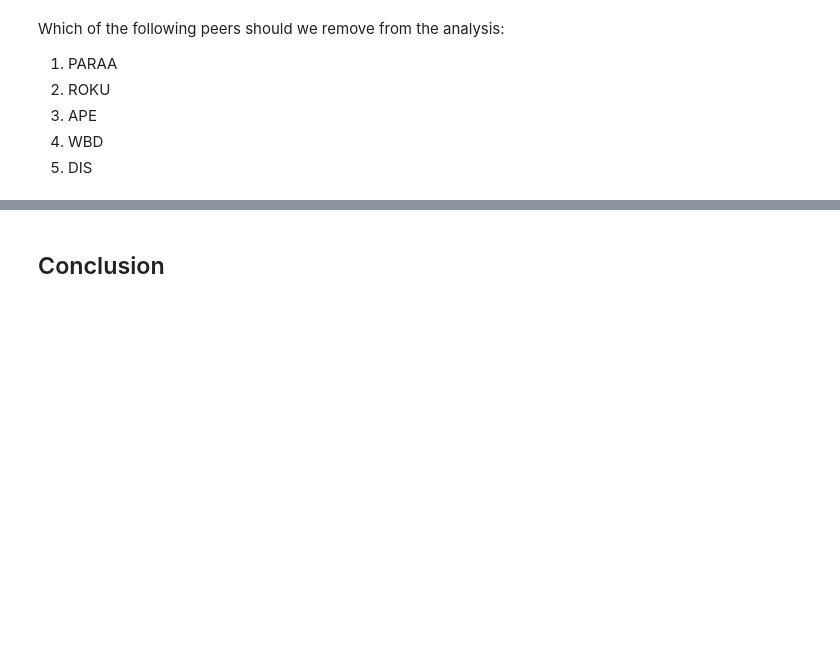
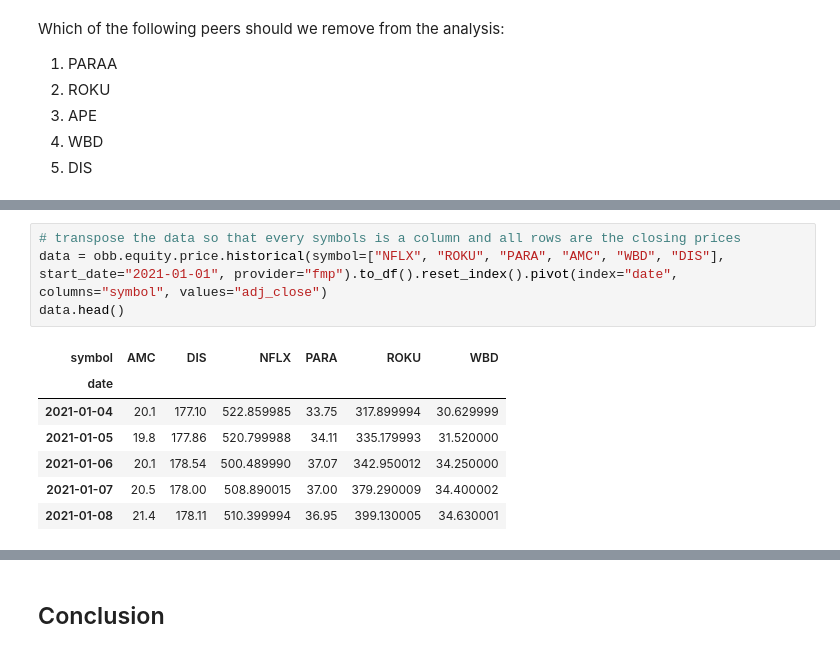
Before and after one commit to IgorWounds/openbb-game, a Jupyter notebook: IDEAS.ipynb, the cells around one changed output, grey strips where cells are left out. Saved outputs shown, nothing was run; the diff lists cells and outputs as text; blank space fills up the shorter version.

```diff
--- a/IDEAS.ipynb
+++ b/IDEAS.ipynb
@@ -261,0 +332,12 @@ Which of the following peers should we remove from the analysis:
+# %%
+# transpose the data so that every symbols is a column and all rows are the closing prices
+data = obb.equity.price.historical(symbol=["NFLX", "ROKU", "PARA", "AMC", "WBD", "DIS"], start_date="2021-01-01", provider="fmp").to_df().reset_index().pivot(index="date", columns="symbol", values="adj_close")
+data.head()
+# %% [output]
+| symbol | AMC | DIS | NFLX | PARA | ROKU | WBD |
+| date |  |  |  |  |  |  |
+| 2021-01-04 | 20.1 | 177.10 | 522.859985 | 33.75 | 317.899994 | 30.629999 |
+| 2021-01-05 | 19.8 | 177.86 | 520.799988 | 34.11 | 335.179993 | 31.520000 |
+| 2021-01-06 | 20.1 | 178.54 | 500.489990 | 37.07 | 342.950012 | 34.250000 |
+| 2021-01-07 | 20.5 | 178.00 | 508.890015 | 37.00 | 379.290009 | 34.400002 |
+| 2021-01-08 | 21.4 | 178.11 | 510.399994 | 36.95 | 399.130005 | 34.630001 |
```
Also changed, not shown: parts of 23 cells of this notebook.
